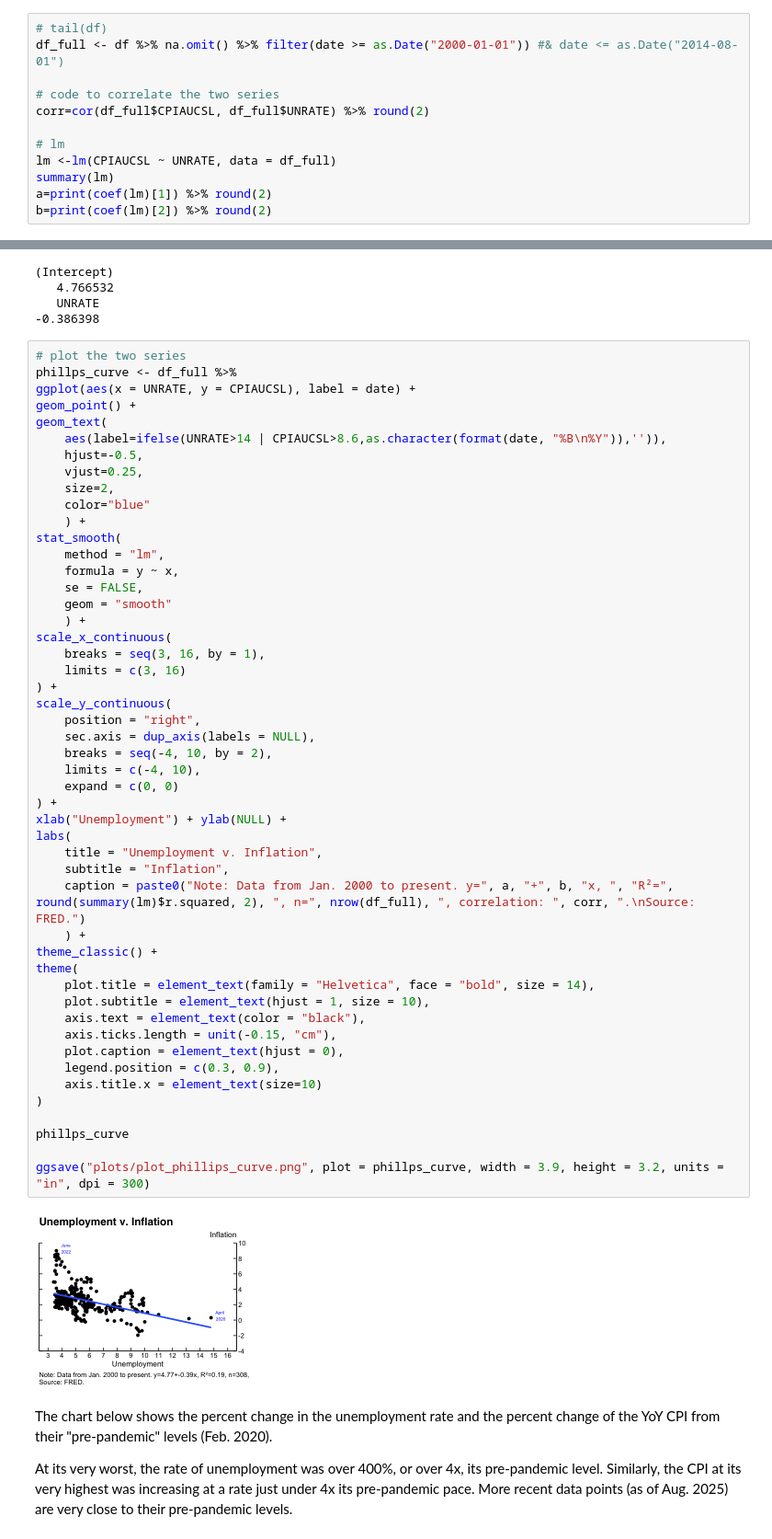
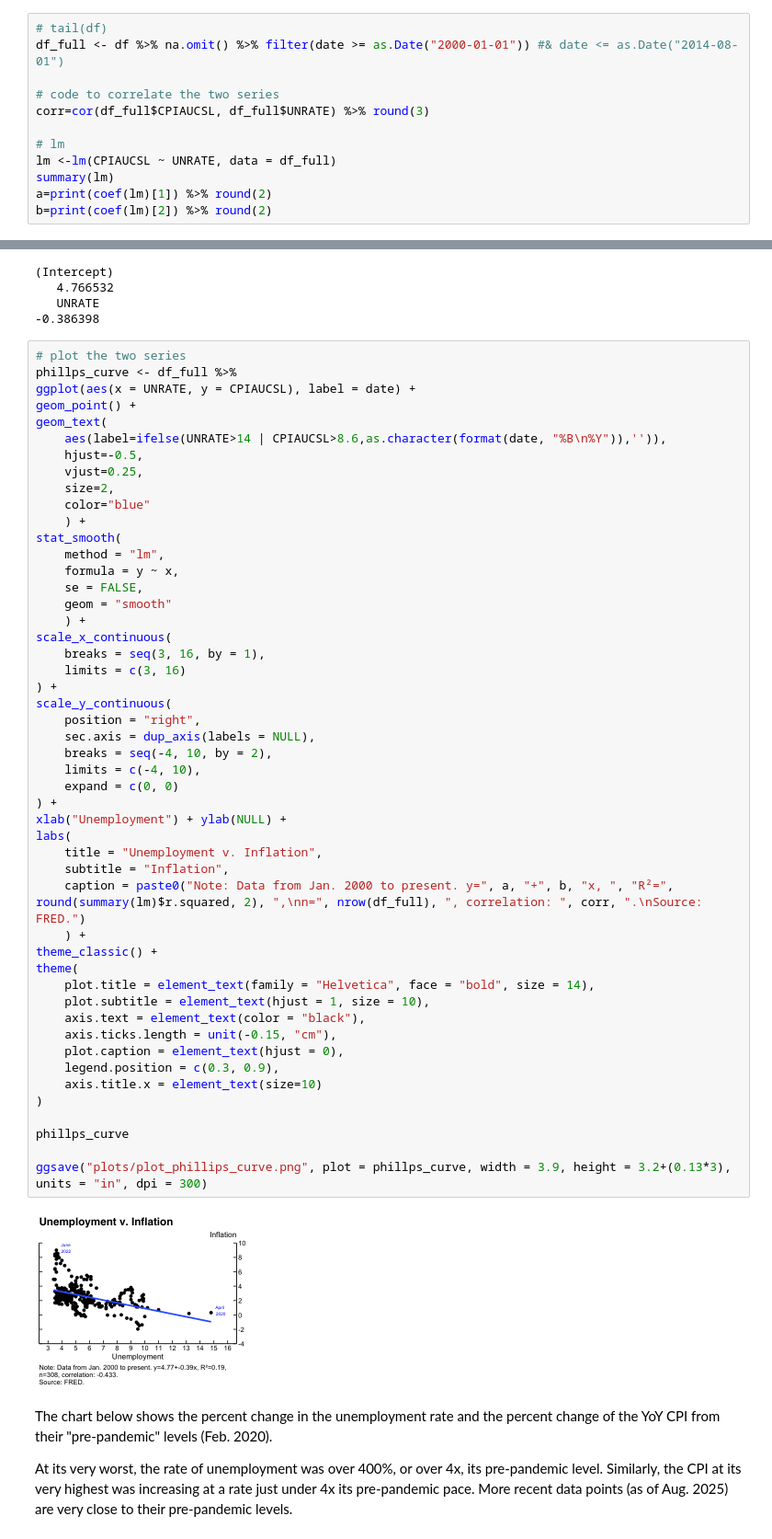
Before and after one commit to maha4028/economic-charting, a Jupyter notebook: generate_plots.ipynb, the cells around one changed output, grey strips where cells are left out. Shown at 92% size. Drawn from its saved outputs; the diff is of its cells as text.

```diff
--- a/generate_plots.ipynb
+++ b/generate_plots.ipynb
@@ -163,7 +159,7 @@ Check assumptions of Phillips Curve.
 df_full <- df %>% na.omit() %>% filter(date >= as.Date("2000-01-01")) #& date <= as.Date("2014-08-01")
 
 # code to correlate the two series
-corr=cor(df_full$CPIAUCSL, df_full$UNRATE) %>% round(2)
+corr=cor(df_full$CPIAUCSL, df_full$UNRATE) %>% round(3)
 
 # lm
 lm <-lm(CPIAUCSL ~ UNRATE, data = df_full)
@@ -213,36 +209,36 @@ stat_smooth(
 scale_x_continuous(
     breaks = seq(3, 16, by = 1),
     limits = c(3, 16)
 ) +
 scale_y_continuous(
     position = "right",
     sec.axis = dup_axis(labels = NULL),
     breaks = seq(-4, 10, by = 2),
     limits = c(-4, 10),
     expand = c(0, 0)
 ) +
 xlab("Unemployment") + ylab(NULL) +
 labs(
     title = "Unemployment v. Inflation",
     subtitle = "Inflation",
-    caption = paste0("Note: Data from Jan. 2000 to present. y=", a, "+", b, "x, ", "R²=", round(summary(lm)$r.squared, 2), ", n=", nrow(df_full), ", correlation: ", corr, ".\nSource: FRED.")
+    caption = paste0("Note: Data from Jan. 2000 to present. y=", a, "+", b, "x, ", "R²=", round(summary(lm)$r.squared, 2), ",\nn=", nrow(df_full), ", correlation: ", corr, ".\nSource: FRED.")
     ) +
 theme_classic() +
 theme(
     plot.title = element_text(family = "Helvetica", face = "bold", size = 14),
     plot.subtitle = element_text(hjust = 1, size = 10),
     axis.text = element_text(color = "black"),
     axis.ticks.length = unit(-0.15, "cm"),
     plot.caption = element_text(hjust = 0),
     legend.position = c(0.3, 0.9),
     axis.title.x = element_text(size=10)
 )
 
 phillps_curve
 
-ggsave("plots/plot_phillips_curve.png", plot = phillps_curve, width = 3.9, height = 3.2, units = "in", dpi = 300)
+ggsave("plots/plot_phillips_curve.png", plot = phillps_curve, width = 3.9, height = 3.2+(0.13*3), units = "in", dpi = 300)
 # %% [output]
-[figure, old version]
+[figure, new version]
 # %% [markdown]
 The chart below shows the percent change in the unemployment rate and the percent change of the YoY CPI from their "pre-pandemic" levels (Feb. 2020).
 
```
Also changed, not shown: parts of 2 cells of this notebook, 4 other files.
